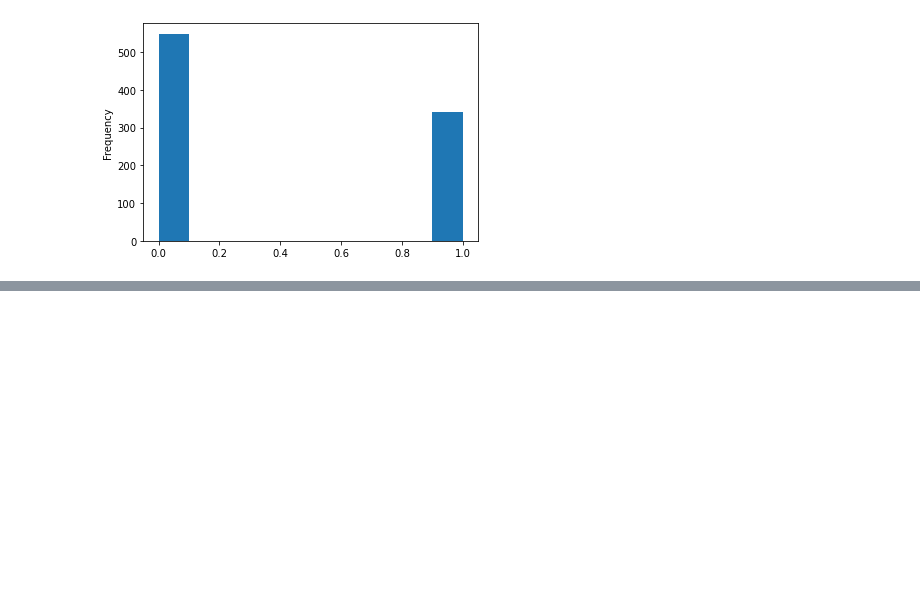
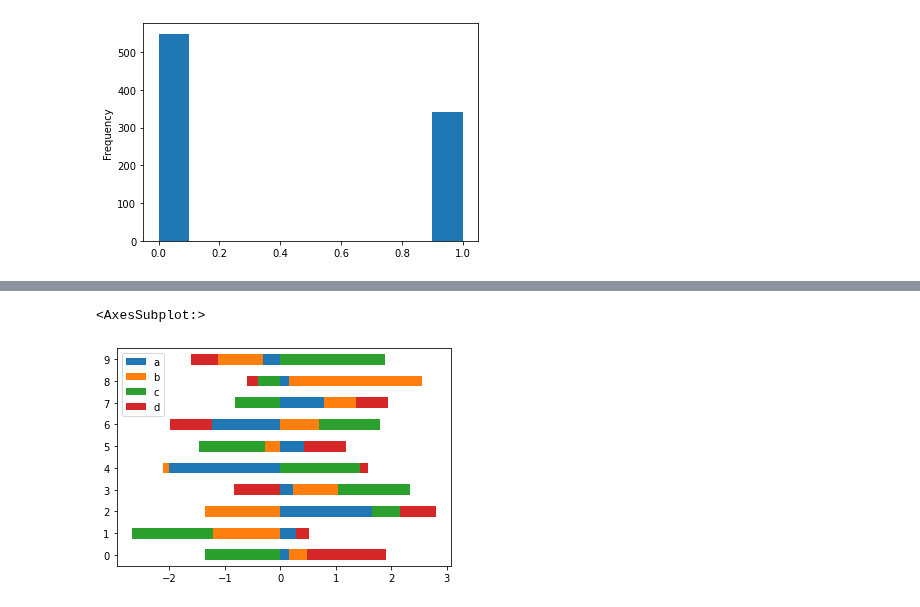
Before and after one commit to kamalnorizan/trainingmampu, a Jupyter notebook: BarPlot_Tutorial.ipynb, the cells around one changed output, grey strips where cells are left out. Cells and saved outputs as stored; diff of their text form; code cells hidden in the pictures; blank space fills up the shorter version.

```diff
--- a/BarPlot_Tutorial.ipynb
+++ b/BarPlot_Tutorial.ipynb
@@ -75,0 +97,5 @@ titanic['survived'].plot(kind = 'hist')
+# %%
+df.plot.barh(stacked=True)
+# %% [output]
+<AxesSubplot:>
+[figure, added]
```
Also changed, not shown: parts of 9 cells of this notebook.
